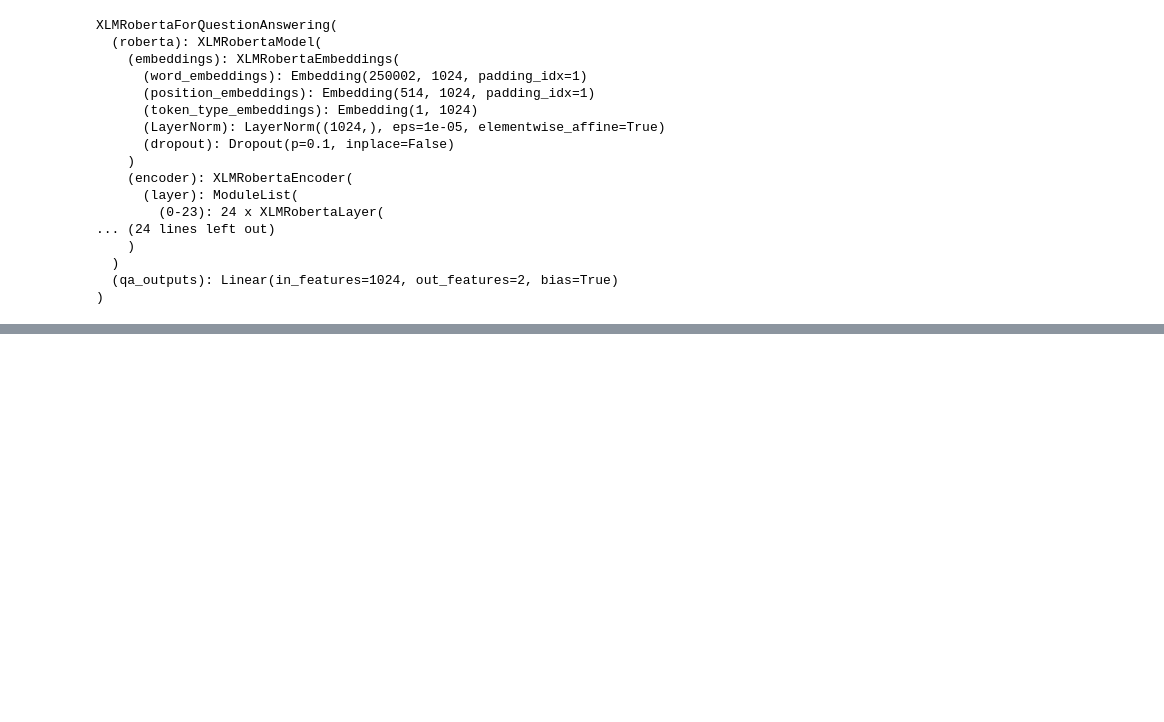
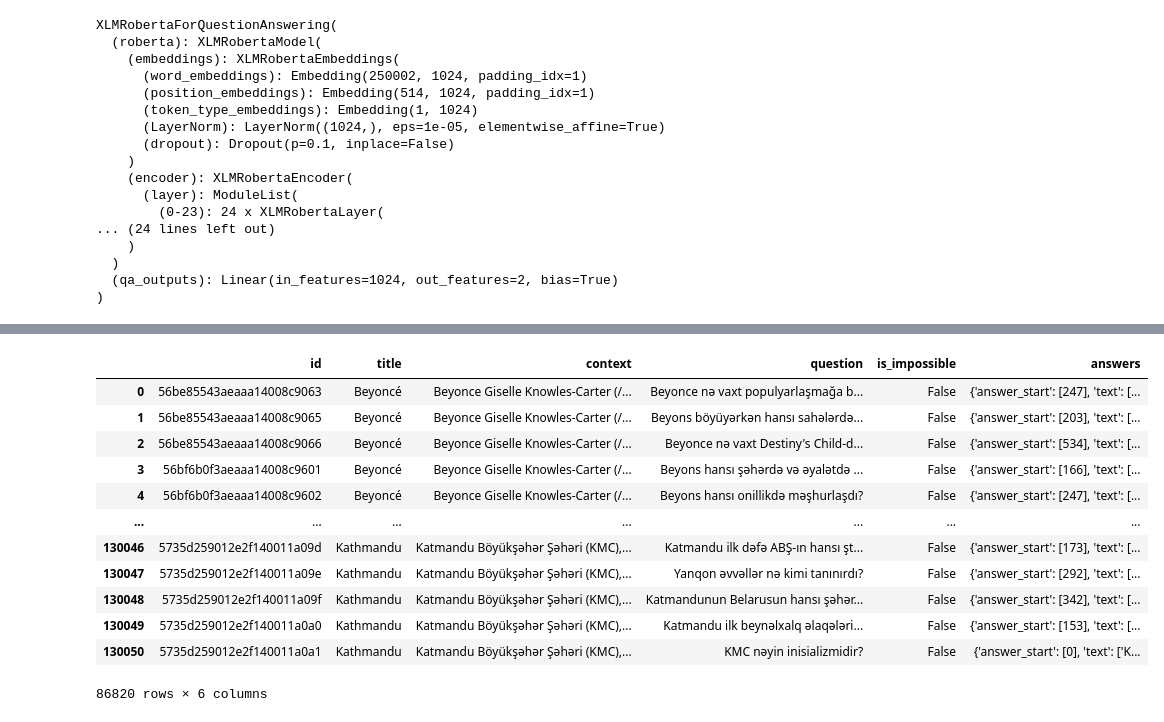
Before and after one commit to ELGUN00/SQuAD_Azerbaijan, a Jupyter notebook: model/main.ipynb, the cells around one changed output, grey strips where cells are left out. Drawn from its saved outputs; the diff is of its cells as text; code cells hidden in the pictures; blank space fills up the shorter version.

```diff
--- a/model/main.ipynb
+++ b/model/main.ipynb
@@ -80,10 +77,11 @@ text = r"""Qalan qrup üzvləri 2000-ci ildə çəkilmiş Charlie's Angels filmi
 
 
 for question in questions:
-    inputs = tokenizer.encode_plus(question, text, add_special_tokens=True, return_tensors="pt")
+    inputs = tokenizer.encode_plus(question, text, add_special_tokens=True, return_tensors="pt").to("mps")
     input_ids = inputs["input_ids"].tolist()[0]
 
     text_tokens = tokenizer.convert_ids_to_tokens(input_ids)
+    print(inputs.keys())
     res = model(**inputs)
 
     answer_start = torch.argmax(
@@ -96,7 +94,7 @@ for question in questions:
     start_index = torch.argmax((start), dim=1)
     end_index = torch.argmax((end), dim=1)
 
-    outer = np.matmul(np.expand_dims(start.detach().numpy(), -1), np.expand_dims(end.detach().numpy(), 1))
+    outer = np.matmul(np.expand_dims(start.cpu().detach().numpy(), -1), np.expand_dims(end.cpu().detach().numpy(), 1))
     max_answer_len = 512
     candidates = np.tril(np.triu(outer), max_answer_len - 1)
     idx_sorts = [np.argmax(candidates[i].flatten()) for i in range(len(candidates))]
@@ -118,0 +125,6 @@ dataset = load_dataset('vrashad/squad_azerbaijan')
+# %%
+df_train = pd.DataFrame(dataset['train'],columns=dataset['train'].features)
+df_test = pd.DataFrame(dataset['test'],columns=dataset['test'].features)
+# %%
+df_train = df_train.dropna()
+df_test = df_test.dropna()
@@ -118,0 +140,34 @@ dataset = load_dataset('vrashad/squad_azerbaijan')
+# %%
+def get_index_of_word_in_sentence(context,answer,answer_start):
+    if answer is not None:
+        word = answer.split()[0].lower()
+        try:
+            answer_start_new = context.lower().index(word)
+            return {'answer_start':[int(answer_start_new)],'text':[answer]}
+        except:
+            return {'answer_start':[int(answer_start)],'text':[answer]}
+    else:
+        return {'answer_start':[],'text':[]}
+
+df_train['answers']= df_train.apply(lambda x: get_index_of_word_in_sentence(x.context,x.answer_text,x.answer_start),axis=1)
+df_train.drop(columns=['answer_text','answer_start'],inplace=True)
+
+df_test['answers']= df_test.apply(lambda x: get_index_of_word_in_sentence(x.context,x.answer_text,x.answer_start),axis=1)
+df_test.drop(columns=['answer_text','answer_start'],inplace=True)
+# df['answers']= df.apply(lambda x: print(x.question),axis=1)
+# %%
+df_train
+# %% [output]
+|  | id | title | context | question | is_impossible | answers |
+| 0 | 56be85543aeaaa14008c9063 | Beyoncé | Beyonce Giselle Knowles-Carter (/... | Beyonce nə vaxt populyarlaşmağa b... | False | {'answer_start': [247], 'text': [... |
+| 1 | 56be85543aeaaa14008c9065 | Beyoncé | Beyonce Giselle Knowles-Carter (/... | Beyons böyüyərkən hansı sahələrdə... | False | {'answer_start': [203], 'text': [... |
+| 2 | 56be85543aeaaa14008c9066 | Beyoncé | Beyonce Giselle Knowles-Carter (/... | Beyonce nə vaxt Destiny's Child-d... | False | {'answer_start': [534], 'text': [... |
+| 3 | 56bf6b0f3aeaaa14008c9601 | Beyoncé | Beyonce Giselle Knowles-Carter (/... | Beyons hansı şəhərdə və əyalətdə ... | False | {'answer_start': [166], 'text': [... |
+| 4 | 56bf6b0f3aeaaa14008c9602 | Beyoncé | Beyonce Giselle Knowles-Carter (/... | Beyons hansı onillikdə məşhurlaşdı? | False | {'answer_start': [247], 'text': [... |
+| ... | ... | ... | ... | ... | ... | ... |
+| 130046 | 5735d259012e2f140011a09d | Kathmandu | Katmandu Böyükşəhər Şəhəri (KMC),... | Katmandu ilk dəfə ABŞ-ın hansı şt... | False | {'answer_start': [173], 'text': [... |
+| 130047 | 5735d259012e2f140011a09e | Kathmandu | Katmandu Böyükşəhər Şəhəri (KMC),... | Yanqon əvvəllər nə kimi tanınırdı? | False | {'answer_start': [292], 'text': [... |
+| 130048 | 5735d259012e2f140011a09f | Kathmandu | Katmandu Böyükşəhər Şəhəri (KMC),... | Katmandunun Belarusun hansı şəhər... | False | {'answer_start': [342], 'text': [... |
+| 130049 | 5735d259012e2f140011a0a0 | Kathmandu | Katmandu Böyükşəhər Şəhəri (KMC),... | Katmandu ilk beynəlxalq əlaqələri... | False | {'answer_start': [153], 'text': [... |
+| 130050 | 5735d259012e2f140011a0a1 | Kathmandu | Katmandu Böyükşəhər Şəhəri (KMC),... | KMC nəyin inisializmidir? | False | {'answer_start': [0], 'text': ['K... |
+86820 rows × 6 columns
```
Also changed, not shown: parts of 25 cells of this notebook.
